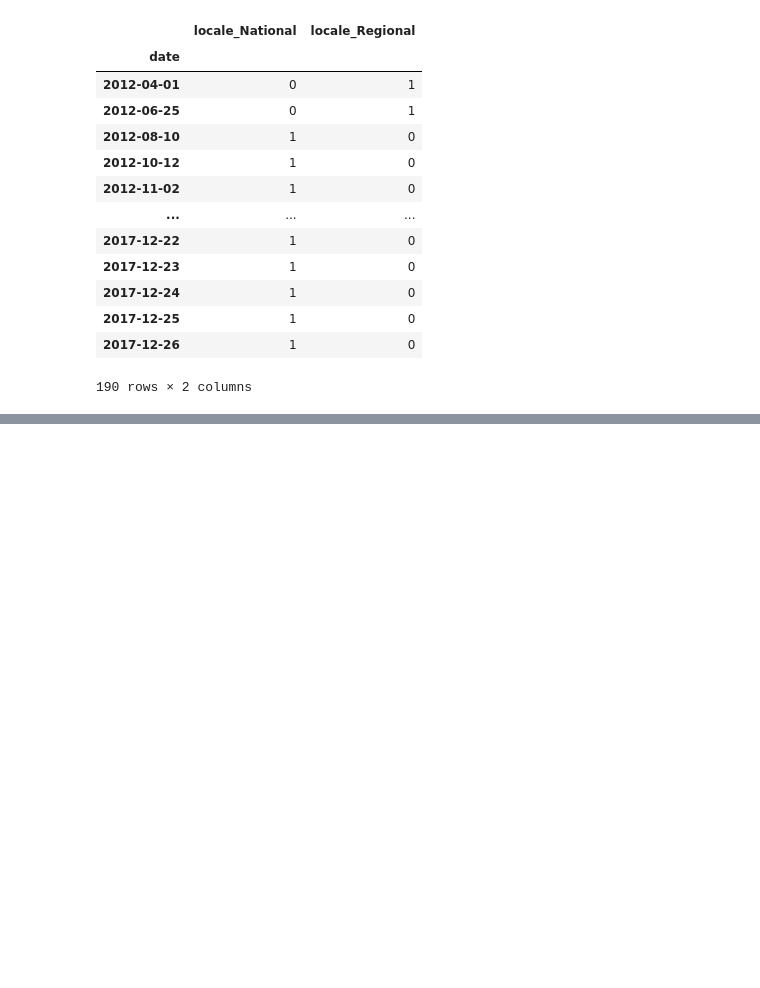
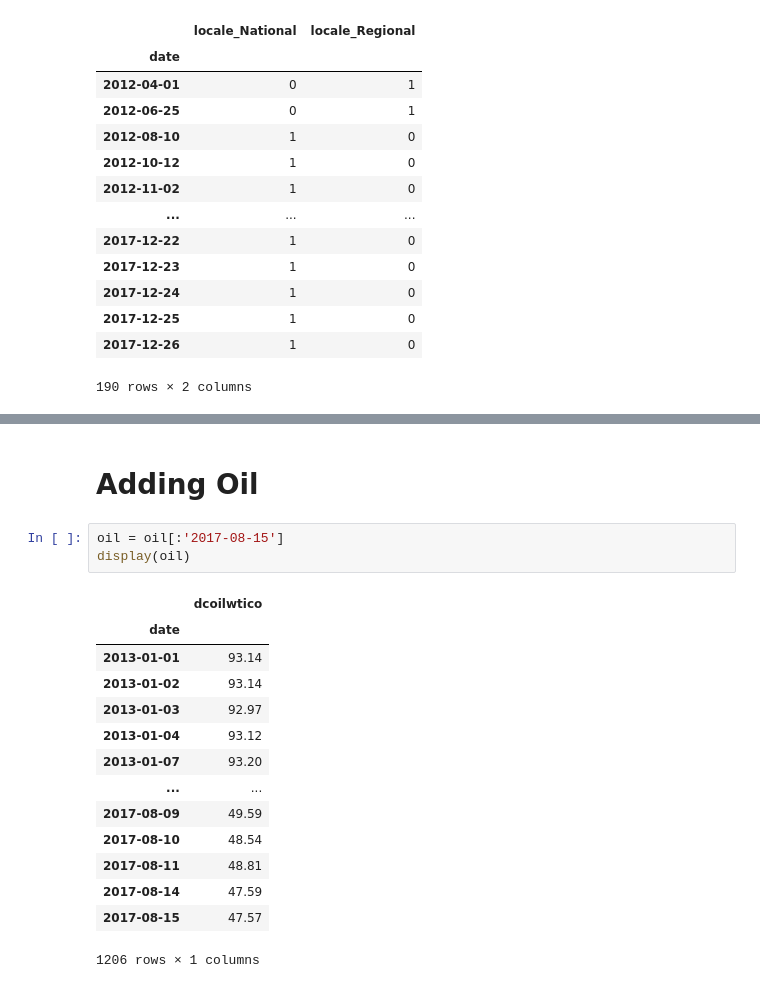
Before and after one commit to taaha/store-sales-forecast, a Jupyter notebook: sale-forecast_1.ipynb, the cells around one changed output, grey strips where cells are left out. Saved outputs shown, nothing was run; the diff lists cells and outputs as text; blank space fills up the shorter version.

```diff
--- a/sale-forecast_1.ipynb
+++ b/sale-forecast_1.ipynb
@@ -348,0 +378,20 @@ display(X)
+# %% [markdown]
+# Adding Oil
+# %%
+oil = oil[:'2017-08-15']
+display(oil)
+# %% [output]
+|  | dcoilwtico |
+| date |  |
+| 2013-01-01 | 93.14 |
+| 2013-01-02 | 93.14 |
+| 2013-01-03 | 92.97 |
+| 2013-01-04 | 93.12 |
+| 2013-01-07 | 93.20 |
+| ... | ... |
+| 2017-08-09 | 49.59 |
+| 2017-08-10 | 48.54 |
+| 2017-08-11 | 48.81 |
+| 2017-08-14 | 47.59 |
+| 2017-08-15 | 47.57 |
+1206 rows × 1 columns
```
Also changed, not shown: parts of 16 cells of this notebook.
